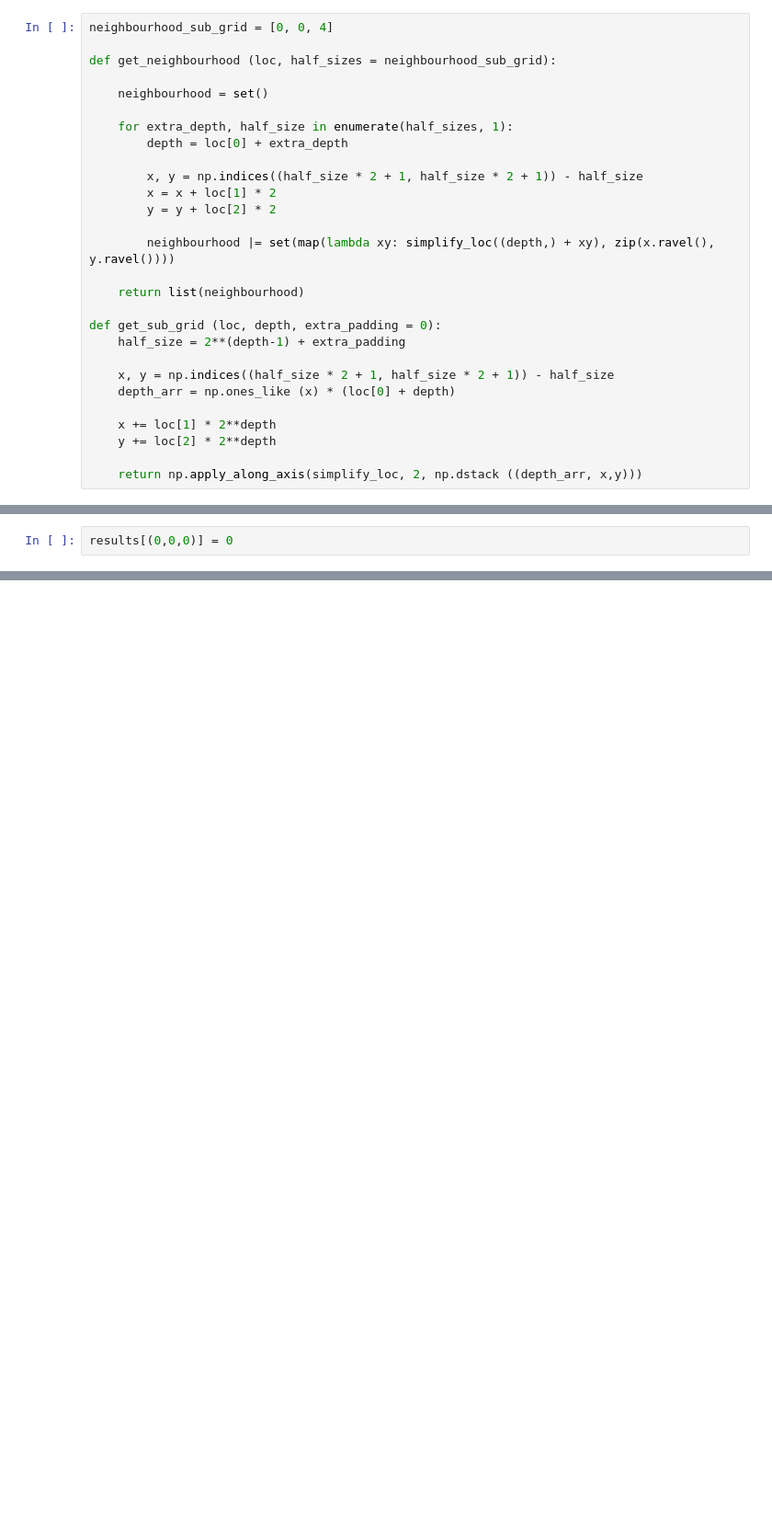
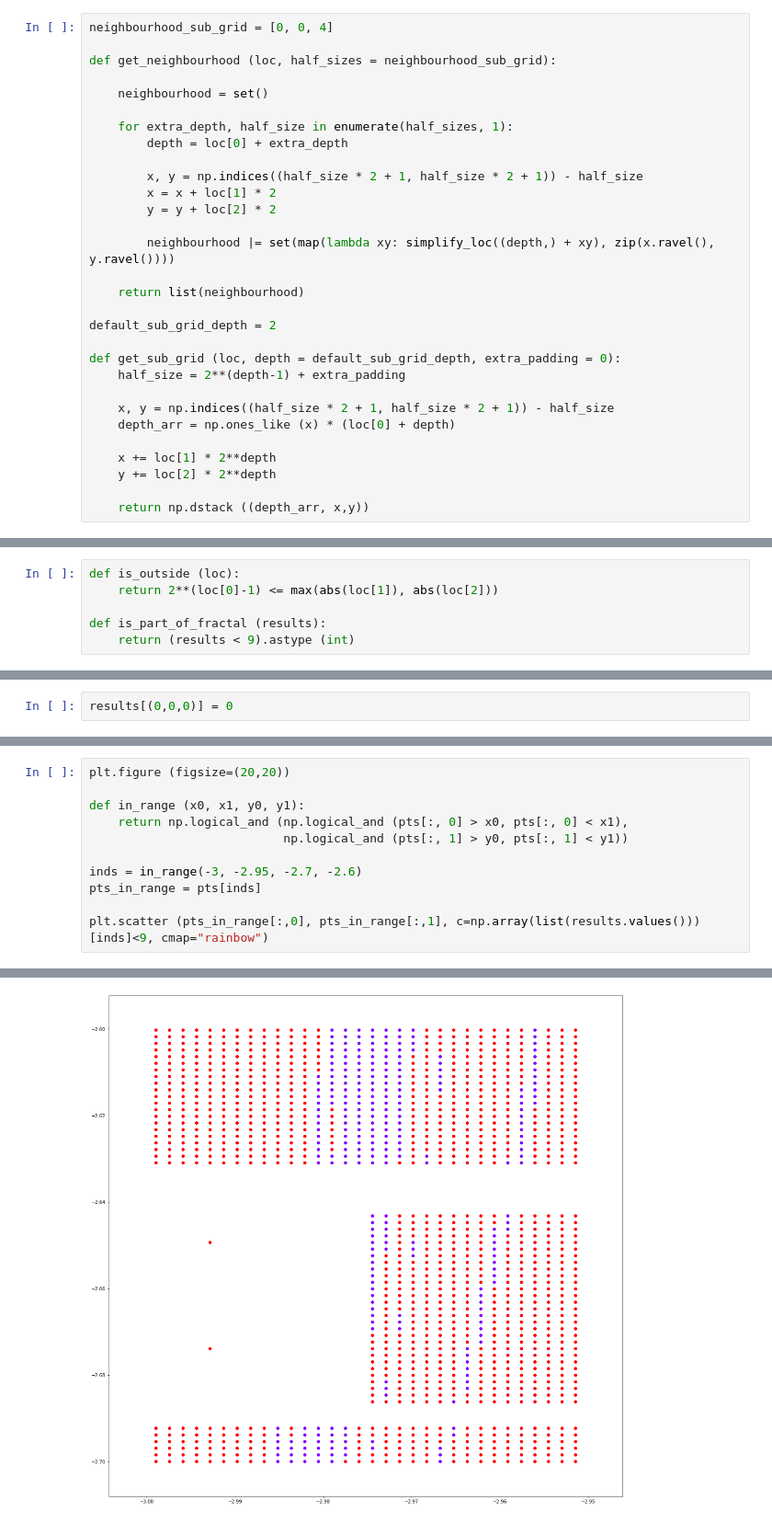
Before and after one commit to Balazzs/double-pendulum-dimension, a Jupyter notebook: Pendulum/Untitled.ipynb, the cells around one changed output, grey strips where cells are left out. Shown at 92% size. Saved outputs shown, nothing was run; the diff lists cells and outputs as text; blank space fills up the shorter version.

```diff
--- a/Pendulum/Untitled.ipynb
+++ b/Pendulum/Untitled.ipynb
@@ -134,7 +138,9 @@ def get_neighbourhood (loc, half_sizes = neighbourhood_sub_grid):
 
     return list(neighbourhood)
 
-def get_sub_grid (loc, depth, extra_padding = 0):
+default_sub_grid_depth = 2
+
+def get_sub_grid (loc, depth = default_sub_grid_depth, extra_padding = 0):
     half_size = 2**(depth-1) + extra_padding
 
     x, y = np.indices((half_size * 2 + 1, half_size * 2 + 1)) - half_size
@@ -143,7 +149,7 @@ def get_sub_grid (loc, depth, extra_padding = 0):
     x += loc[1] * 2**depth
     y += loc[2] * 2**depth
 
-    return np.apply_along_axis(simplify_loc, 2, np.dstack ((depth_arr, x,y)))
+    return np.dstack ((depth_arr, x,y))
 # %%
 get_sub_grid ((1,1,0), 1)
 # %% [output]
@@ -188,4 +194,10 @@ plt.scatter (points[:, 0], points[:, 1])
 # %% [output]
 <matplotlib.collections.PathCollection at 0x...>
 [figure]
+# %%
+def is_outside (loc):
+    return 2**(loc[0]-1) <= max(abs(loc[1]), abs(loc[2]))
+
+def is_part_of_fractal (results):
+    return (results < 9).astype (int)
 # %%
@@ -275,0 +325,12 @@ plt.scatter (pts[:,0], pts[:,1], c=list(results.values()))
+# %%
+plt.figure (figsize=(20,20))
+
+def in_range (x0, x1, y0, y1):
+    return np.logical_and (np.logical_and (pts[:, 0] > x0, pts[:, 0] < x1),
+                           np.logical_and (pts[:, 1] > y0, pts[:, 1] < y1))
+
+inds = in_range(-3, -2.95, -2.7, -2.6)
+pts_in_range = pts[inds]
+
+plt.scatter (pts_in_range[:,0], pts_in_range[:,1], c=np.array(list(results.values()))[inds]<9, cmap="rainbow")
+# %% [output]
@@ -275,0 +338 @@ plt.scatter (pts[:,0], pts[:,1], c=list(results.values()))
+[figure, added]
```
Also changed, not shown: parts of 15 cells of this notebook.
